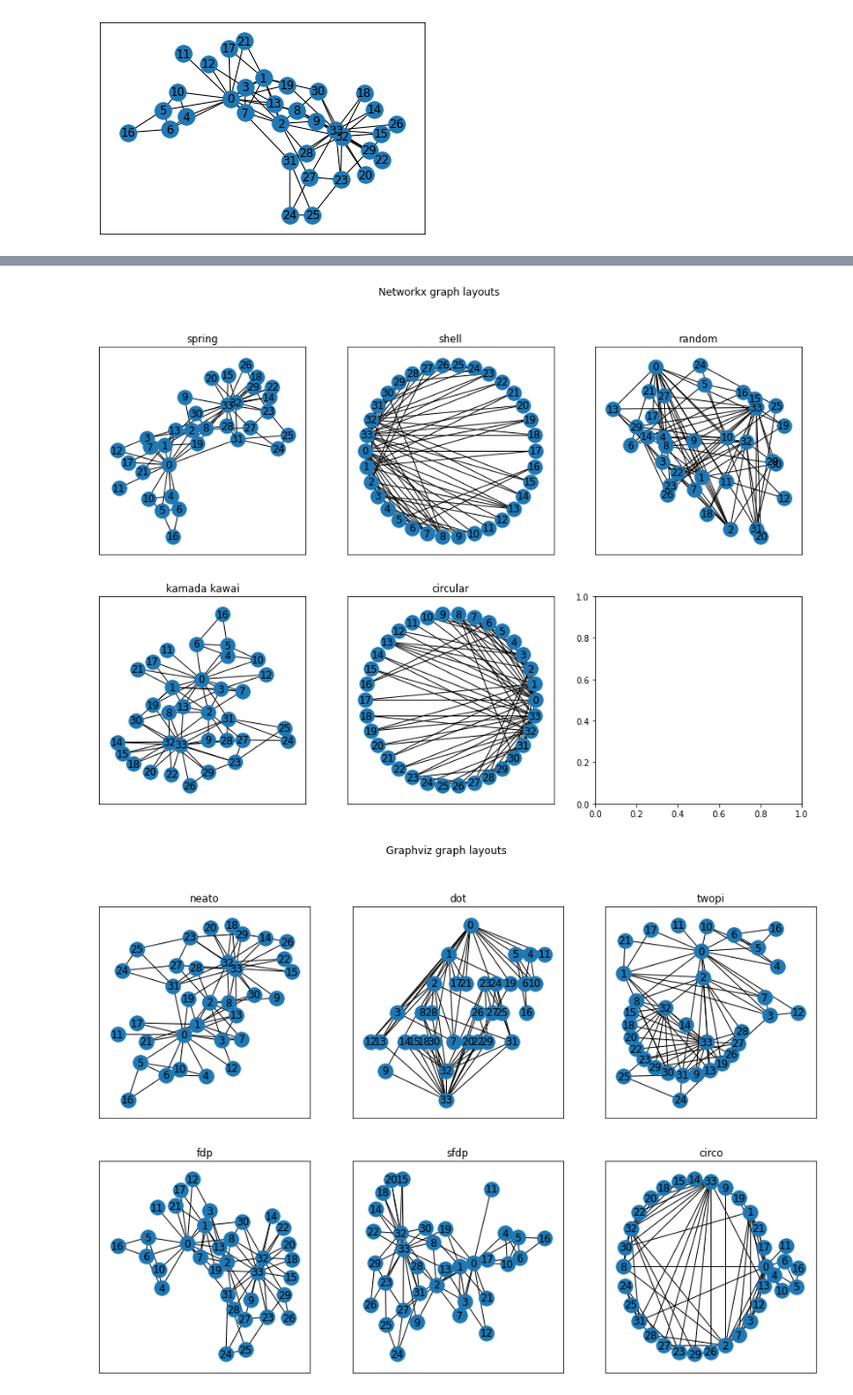
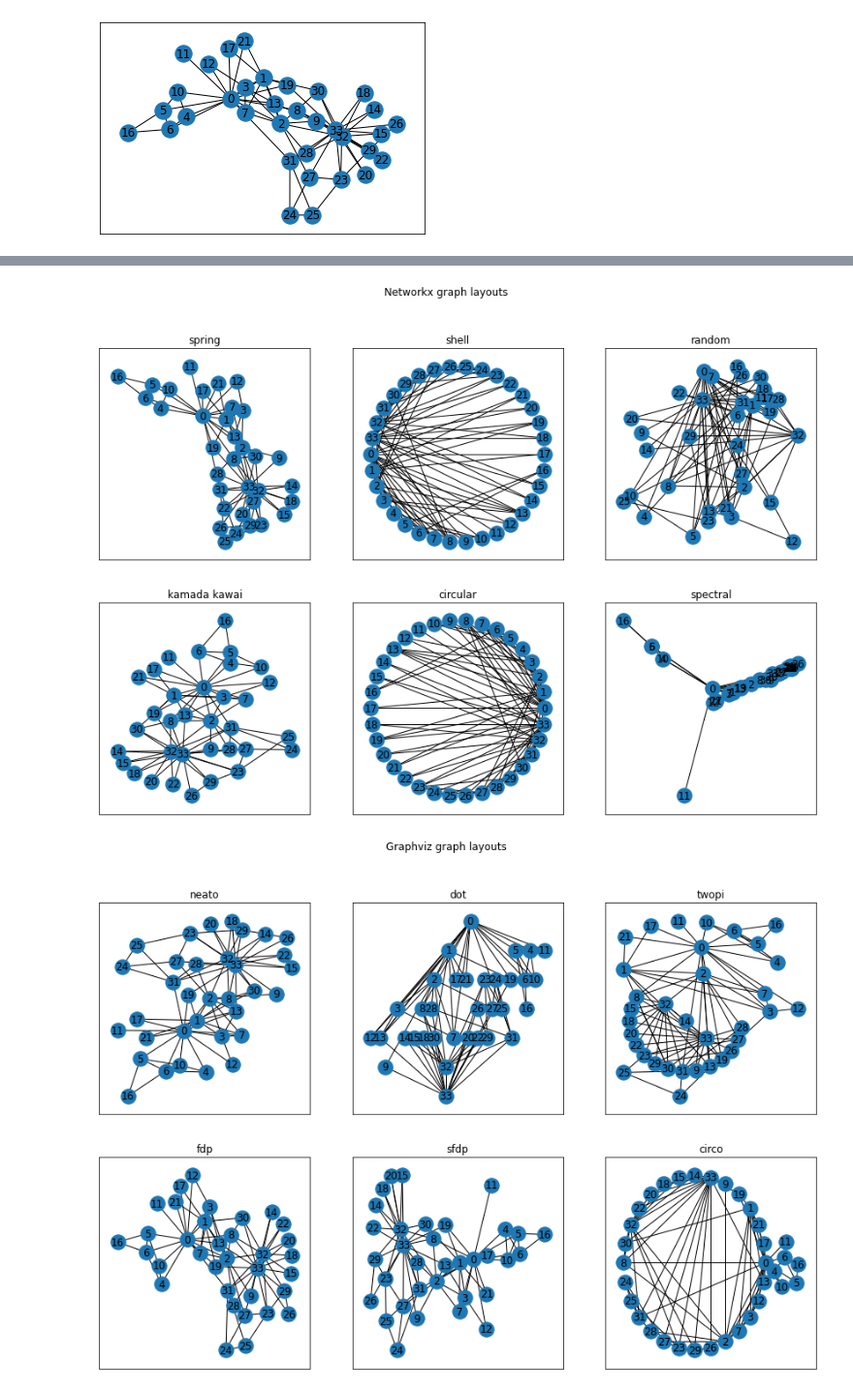
Before and after one commit to nathanieljevans/networkx_tutorial, a Jupyter notebook: nx_tutorial.ipynb, the cells around one changed output, grey strips where cells are left out. Shown at 97% size. Drawn from its saved outputs; the diff is of its cells as text; code cells hidden in the pictures.

```diff
--- a/nx_tutorial.ipynb
+++ b/nx_tutorial.ipynb
@@ -379,16 +380,16 @@ As such, you can always manually create node positions; however, your position d
 # %%
 f, axes = plt.subplots(2,3, figsize=(15,10))
 
-opts = {'spring':nx.spring_layout(KCG), 'shell':nx.shell_layout(KCG), 'random':nx.random_layout(KCG), 'kamada kawai':nx.kamada_kawai_layout(KCG), 'circular':nx.circular_layout(KCG)}
+opts = {'spring':nx.spring_layout(KCG), 'shell':nx.shell_layout(KCG), 'random':nx.random_layout(KCG), 'kamada kawai':nx.kamada_kawai_layout(KCG), 'circular':nx.circular_layout(KCG), 'spectral':nx.spectral_layout(KCG)}
 
 for ax,(name,pos) in zip(axes.flat, opts.items()):
     nx.draw_networkx(KCG, pos=pos, ax=ax)
     ax.set_title(name)
 
 plt.suptitle('Networkx graph layouts')
 plt.show()
 # %% [output]
-[figure, old version]
+[figure, new version]
 # %%
 f, axes = plt.subplots(2,3, figsize=(15,10))
 
```
Also changed, not shown: parts of 2 cells of this notebook.
